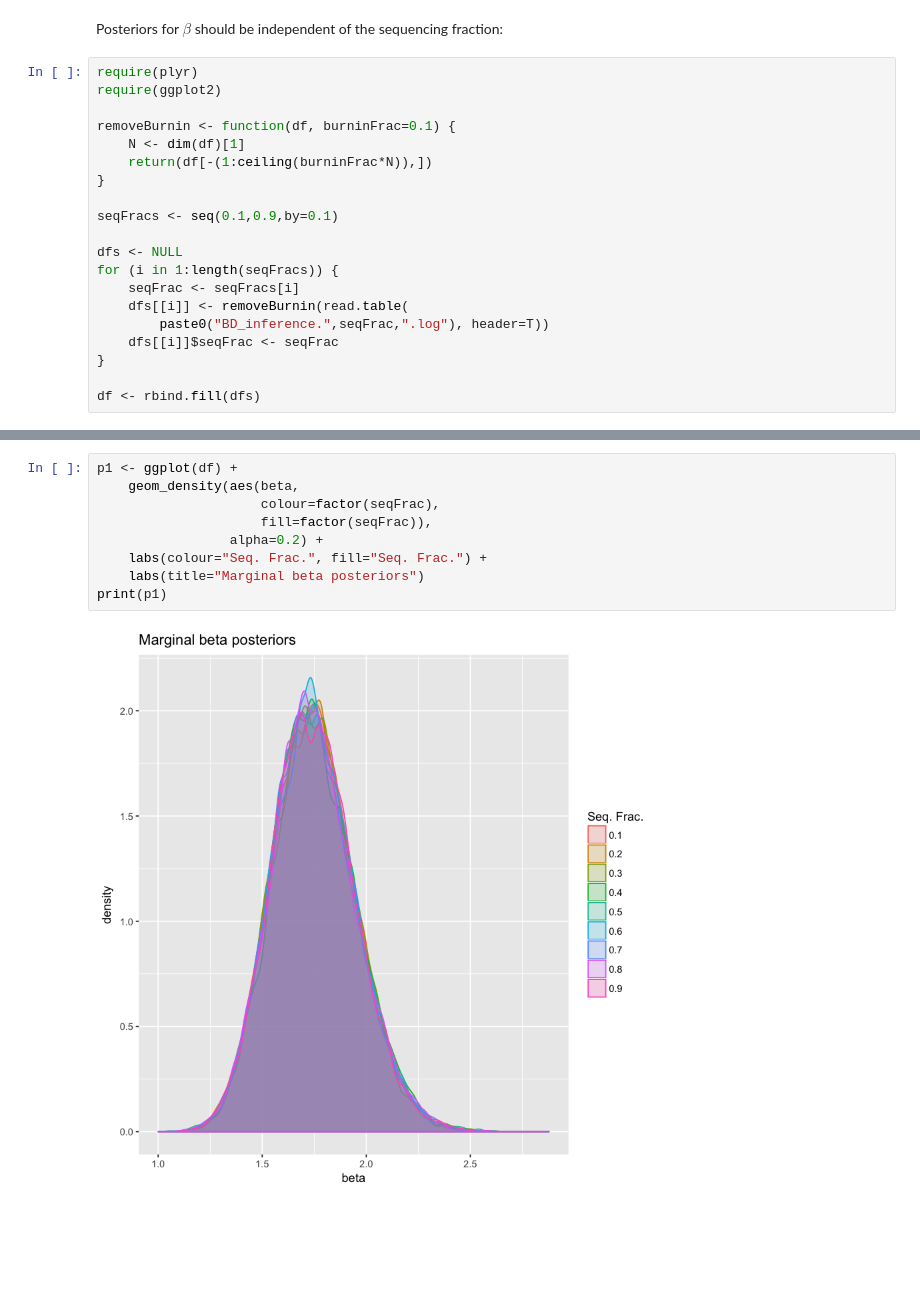
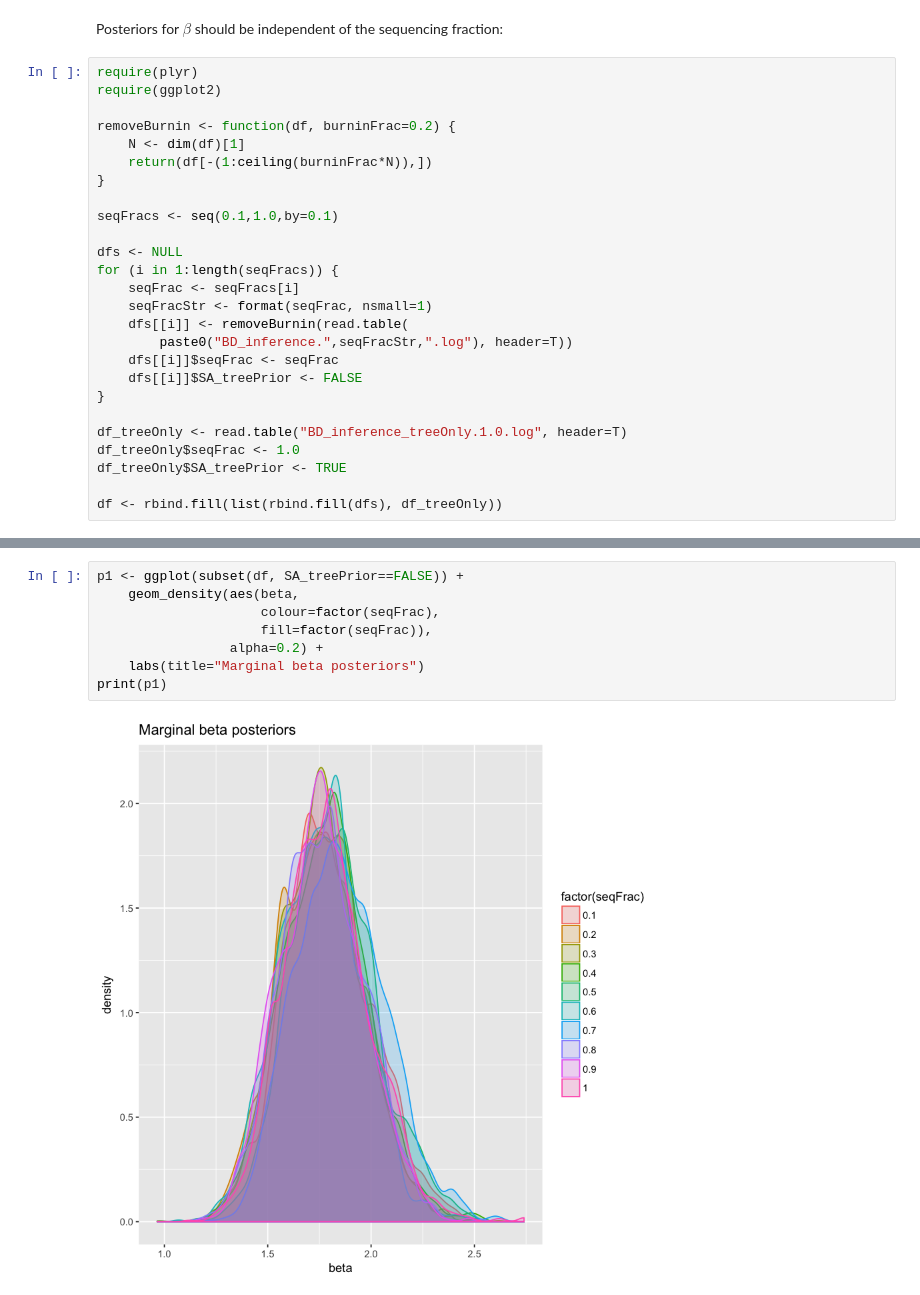
Before and after one commit to tgvaughan/EpiInf, a Jupyter notebook: validation/Incidence/Incidence_Validation.ipynb, the cells around one changed output, grey strips where cells are left out. Saved outputs shown, nothing was run; the diff lists cells and outputs as text; blank space fills up the shorter version.

```diff
--- a/validation/Incidence/Incidence_Validation.ipynb
+++ b/validation/Incidence/Incidence_Validation.ipynb
@@ -25,19 +25,25 @@ Posteriors for $\beta$ should be independent of the sequencing fraction:
 require(plyr)
 require(ggplot2)
 
-removeBurnin <- function(df, burninFrac=0.1) {
+removeBurnin <- function(df, burninFrac=0.2) {
     N <- dim(df)[1]
     return(df[-(1:ceiling(burninFrac*N)),])
 }
 
-seqFracs <- seq(0.1,0.9,by=0.1)
+seqFracs <- seq(0.1,1.0,by=0.1)
 
 dfs <- NULL
 for (i in 1:length(seqFracs)) {
     seqFrac <- seqFracs[i]
+    seqFracStr <- format(seqFrac, nsmall=1)
     dfs[[i]] <- removeBurnin(read.table(
-        paste0("BD_inference.",seqFrac,".log"), header=T))
+        paste0("BD_inference.",seqFracStr,".log"), header=T))
     dfs[[i]]$seqFrac <- seqFrac
+    dfs[[i]]$SA_treePrior <- FALSE
 }
 
-df <- rbind.fill(dfs)
+df_treeOnly <- read.table("BD_inference_treeOnly.1.0.log", header=T)
+df_treeOnly$seqFrac <- 1.0
+df_treeOnly$SA_treePrior <- TRUE
+
+df <- rbind.fill(list(rbind.fill(dfs), df_treeOnly))
@@ -44,12 +53,11 @@ df <- rbind.fill(dfs)
 # %%
-p1 <- ggplot(df) +
+p1 <- ggplot(subset(df, SA_treePrior==FALSE)) +
     geom_density(aes(beta,
                      colour=factor(seqFrac),
                      fill=factor(seqFrac)),
                  alpha=0.2) +
-    labs(colour="Seq. Frac.", fill="Seq. Frac.") +
     labs(title="Marginal beta posteriors")
 print(p1)
 # %% [output]
-[figure, old version]
+[figure, new version]
 # %%
```
Also changed, not shown: parts of 4 cells of this notebook, 3 other files.
